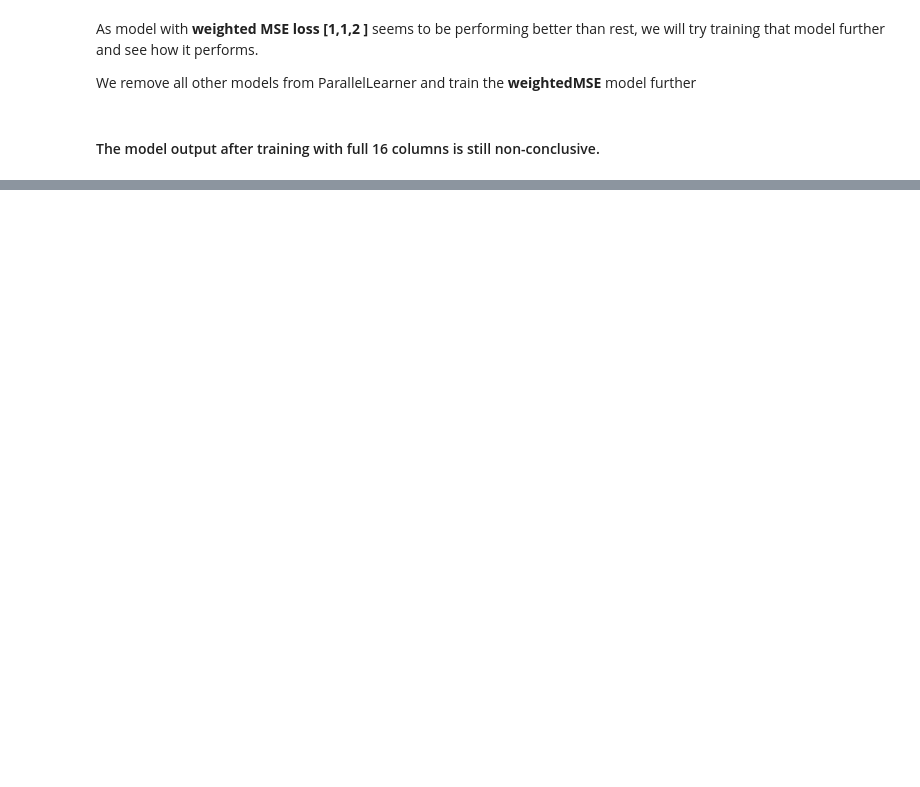
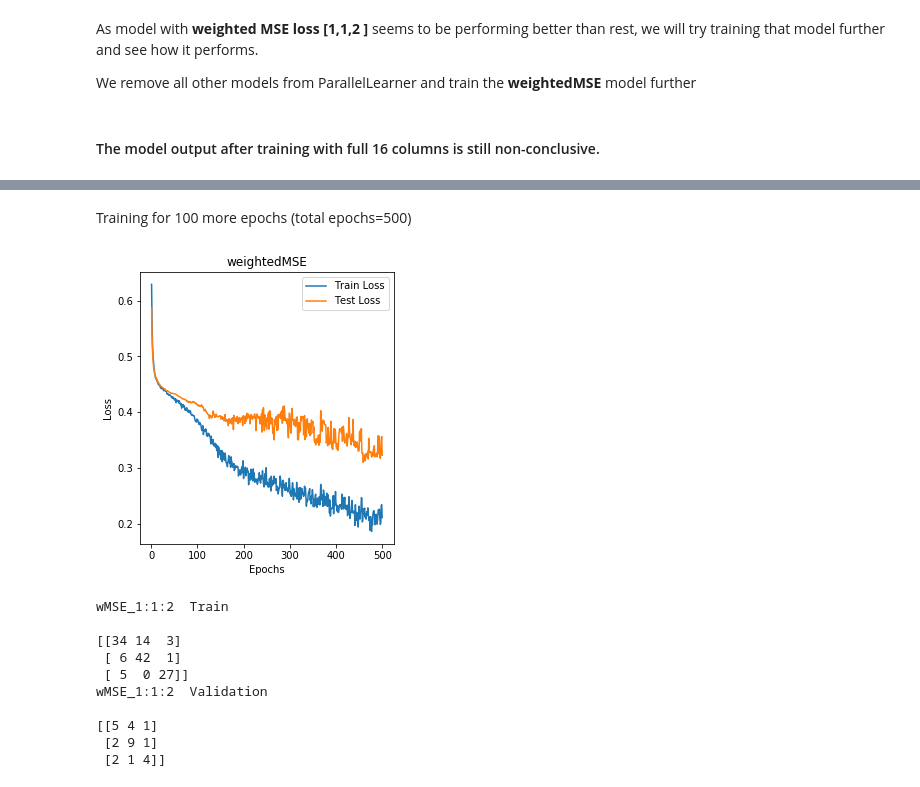
Before and after one commit to dumbPy/SceneR2, a Jupyter notebook: Notebooks/CSV_Model.ipynb, the cells around one changed output, grey strips where cells are left out. Saved outputs shown, nothing was run; the diff lists cells and outputs as text; code cells hidden in the pictures; blank space fills up the shorter version.

```diff
--- a/Notebooks/CSV_Model.ipynb
+++ b/Notebooks/CSV_Model.ipynb
@@ -316,0 +341,19 @@ We remove all other models from ParallelLearner and train the **weightedMSE** mo
+# %% [markdown]
+Training for 100 more epochs (total epochs=500)
+# %%
+learner_3.train(100)
+learner_3.plotLoss(figsize=(10,5))
+print("wMSE_1:1:2  Train \n"); print(learner_3.learners[0].train_confusion_matrix_list[-1])
+print("wMSE_1:1:2  Validation \n"); print(learner_3.learners[0].valid_confusion_matrix_list[-1])
+# %% [output]
+[figure, added]
+wMSE_1:1:2  Train
+
+[[34 14  3]
+ [ 6 42  1]
+ [ 5  0 27]]
+wMSE_1:1:2  Validation
+
+[[5 4 1]
+ [2 9 1]
+ [2 1 4]]
```
Also changed, not shown: parts of 10 cells of this notebook, 1 other file.
